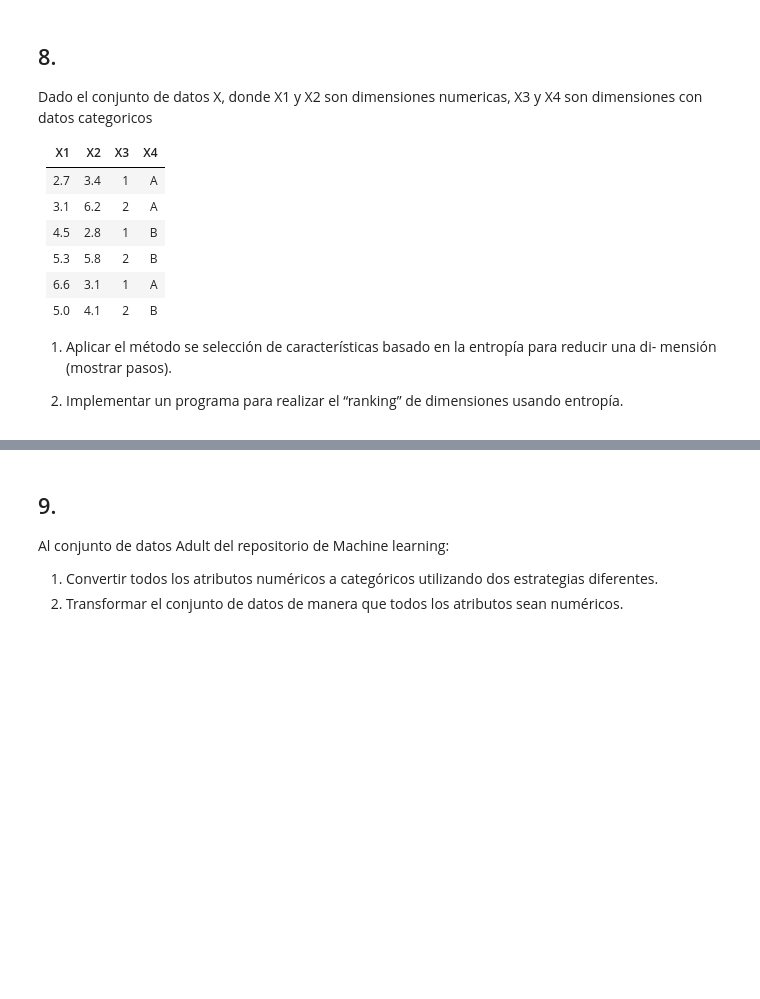
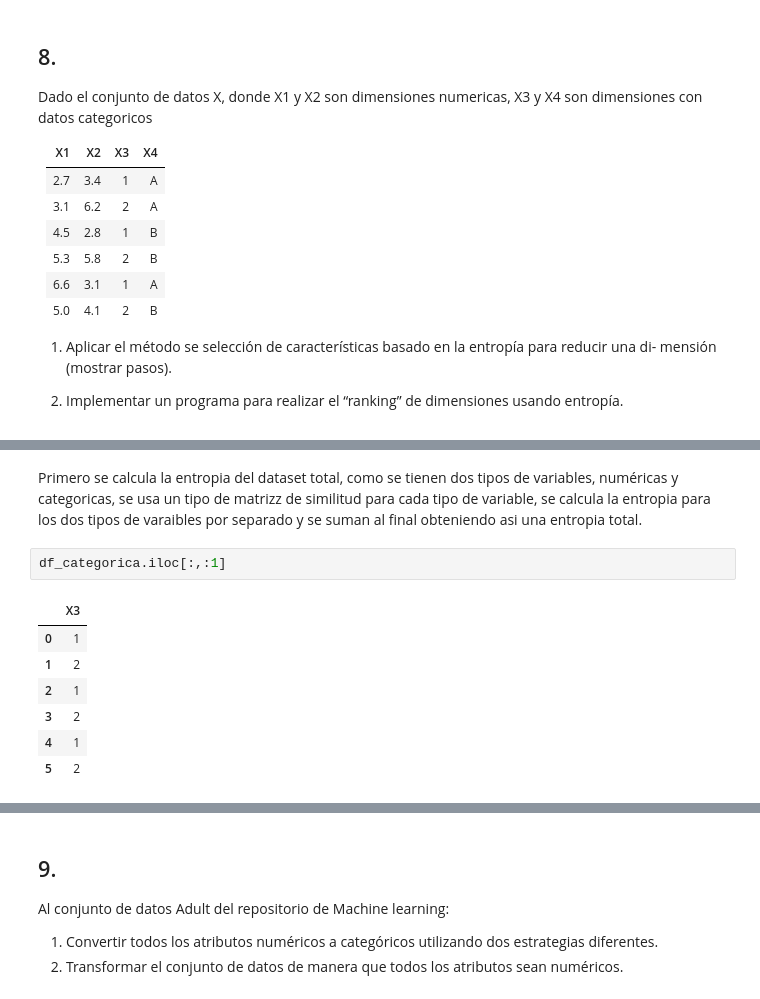
Before and after one commit to acmoral/ProyectoMineria, a Jupyter notebook: Talleres/Taller1/taller1.ipynb, the cells around one changed output, grey strips where cells are left out. Drawn from its saved outputs; the diff is of its cells as text; blank space fills up the shorter version.

```diff
--- a/Talleres/Taller1/taller1.ipynb
+++ b/Talleres/Taller1/taller1.ipynb
@@ -353,0 +435,12 @@ mensión (mostrar pasos).
+# %% [markdown]
+Primero se calcula la entropia del dataset total, como se tienen dos tipos de variables, numéricas y categoricas, se usa un tipo de matrizz de similitud para cada tipo de variable, se calcula la entropia para los dos tipos de varaibles por separado y se suman al final obteniendo asi una entropia total.
+# %%
+df_categorica.iloc[:,:1]
+# %% [output]
+|  | X3 |
+| 0 | 1 |
+| 1 | 2 |
+| 2 | 1 |
+| 3 | 2 |
+| 4 | 1 |
+| 5 | 2 |
```
Also changed, not shown: parts of 8 cells of this notebook.
